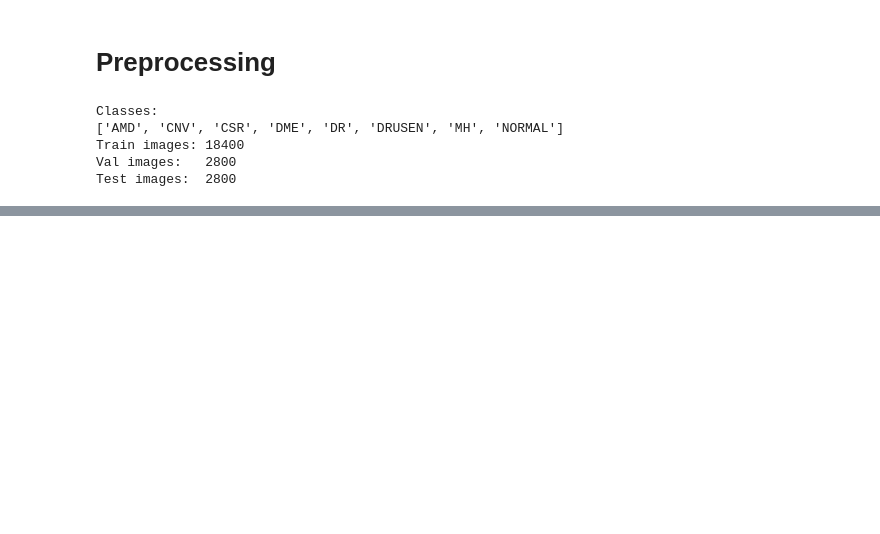
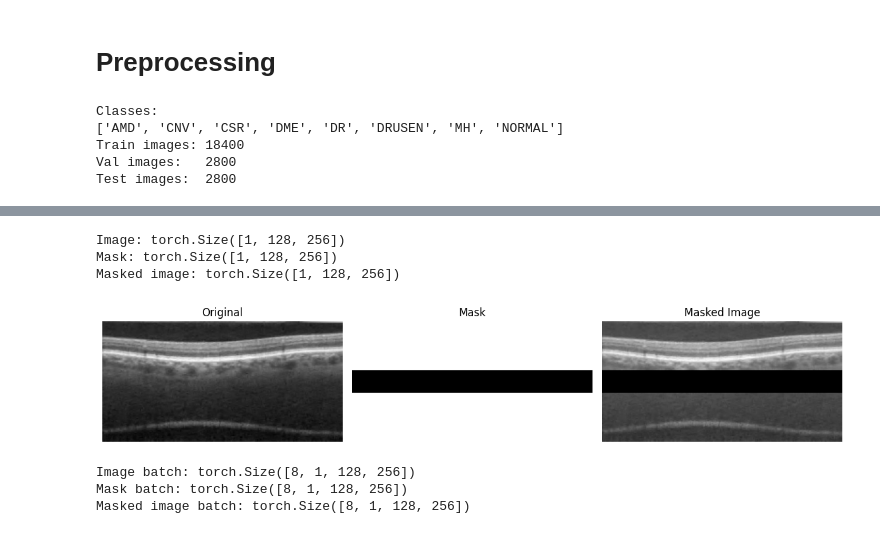
Before and after one commit to JonathanMa03/diff-in-eye, a Jupyter notebook: notebooks/01_preprocessing.ipynb, the cells around one changed output, grey strips where cells are left out. Cells and saved outputs as stored; diff of their text form; code cells hidden in the pictures; blank space fills up the shorter version.

```diff
--- a/notebooks/01_preprocessing.ipynb
+++ b/notebooks/01_preprocessing.ipynb
@@ -37,0 +234,53 @@ Test images:  2800
+# %%
+stripe_dataset = OCTInpaintingDataset(
+    image_paths=train_paths,
+    preprocess_fn=preprocess_image,
+    mask_fn=horizontal_stripe_mask
+)
+
+sample = stripe_dataset[0]
+
+print("Image:", sample["image"].shape)
+print("Mask:", sample["mask"].shape)
+print("Masked image:", sample["masked_image"].shape)
+
+fig, axes = plt.subplots(1, 3, figsize=(12, 4))
+
+axes[0].imshow(sample["image"].squeeze(), cmap="gray")
+axes[0].set_title("Original")
+axes[0].axis("off")
+
+axes[1].imshow(sample["mask"].squeeze(), cmap="gray")
+axes[1].set_title("Mask")
+axes[1].axis("off")
+
+axes[2].imshow(sample["masked_image"].squeeze(), cmap="gray")
+axes[2].set_title("Masked Image")
+axes[2].axis("off")
+
+plt.tight_layout()
+plt.show()
+# %% [output]
+Image: torch.Size([1, 128, 256])
+Mask: torch.Size([1, 128, 256])
+Masked image: torch.Size([1, 128, 256])
+[figure, added]
+# %%
+from torch.utils.data import DataLoader
+
+train_loader = DataLoader(
+    stripe_dataset,
+    batch_size=8,
+    shuffle=True,
+    num_workers=0
+)
+
+batch = next(iter(train_loader))
+
+print("Image batch:", batch["image"].shape)
+print("Mask batch:", batch["mask"].shape)
+print("Masked image batch:", batch["masked_image"].shape)
+# %% [output]
+Image batch: torch.Size([8, 1, 128, 256])
+Mask batch: torch.Size([8, 1, 128, 256])
+Masked image batch: torch.Size([8, 1, 128, 256])
```
Also changed, not shown: parts of 6 cells of this notebook, 2 other files.
